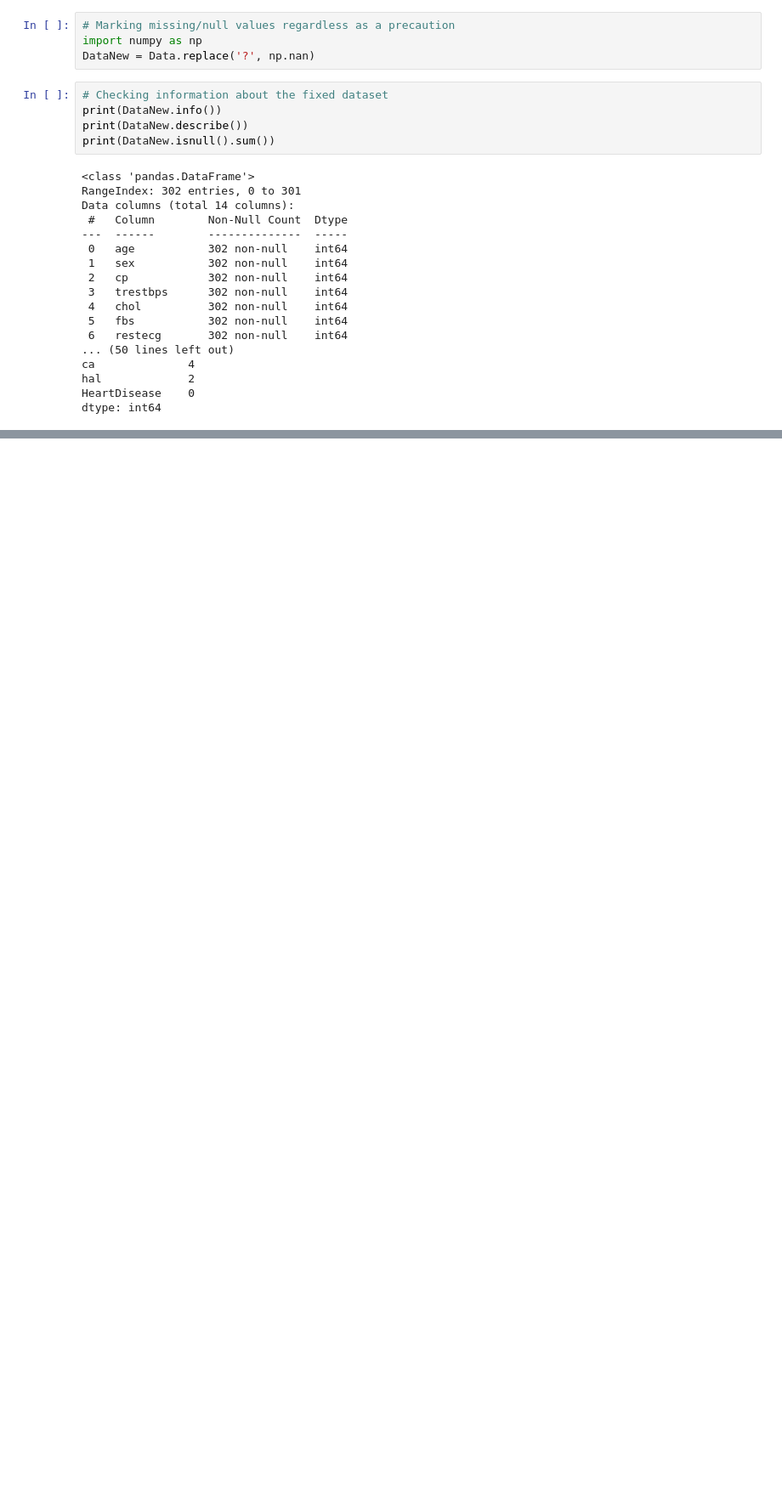
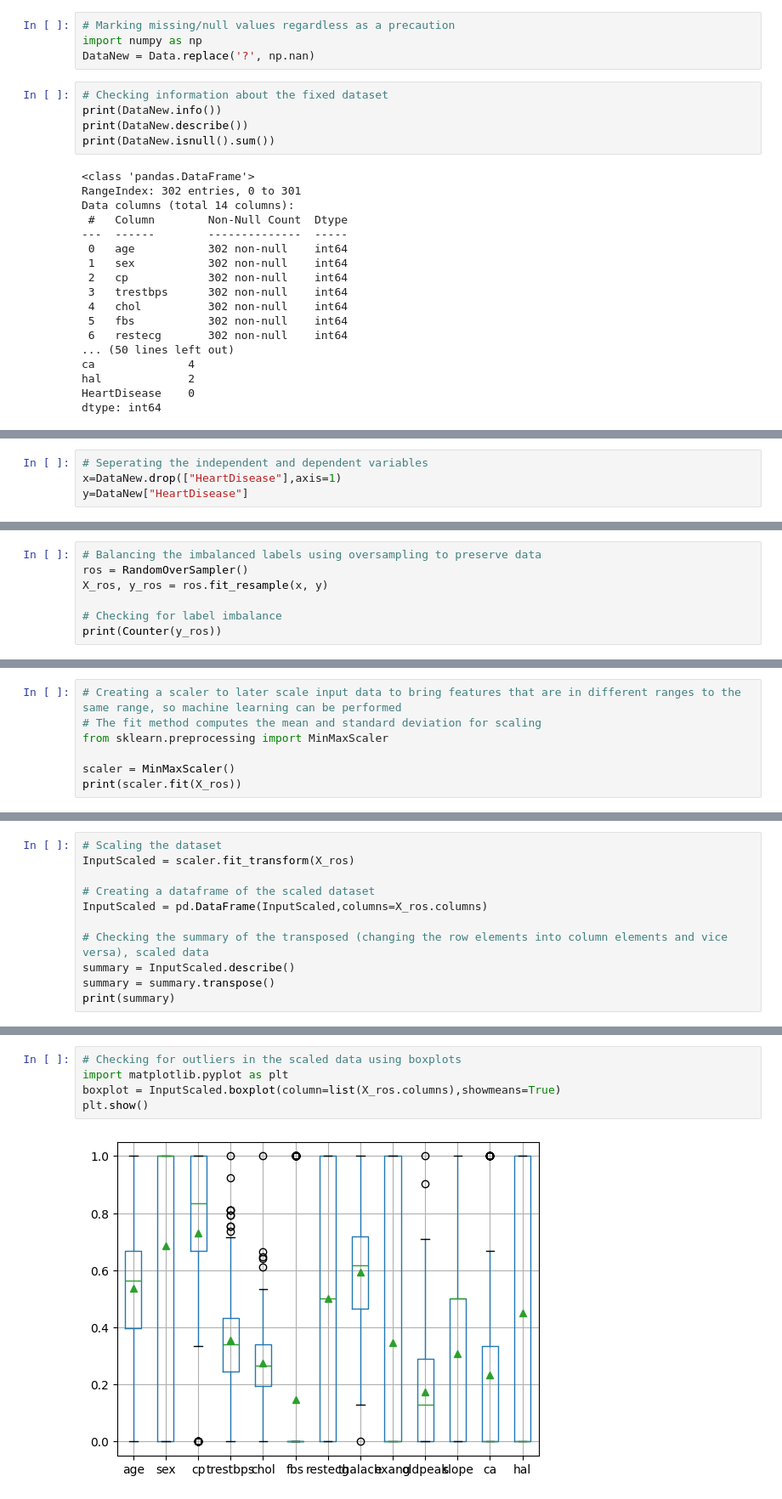
Before and after one commit to alexcaragui/Detecting-Heart-Disease-with-Machine-Learning, a Jupyter notebook: main.ipynb, the cells around one changed output, grey strips where cells are left out. Shown at 85% size. Drawn from its saved outputs; the diff is of its cells as text; blank space fills up the shorter version.

```diff
--- a/main.ipynb
+++ b/main.ipynb
@@ -78,0 +104,4 @@ dtype: int64
+# %%
+# Seperating the independent and dependent variables
+x=DataNew.drop(["HeartDisease"],axis=1)
+y=DataNew["HeartDisease"]
@@ -78,0 +116,7 @@ dtype: int64
+# %%
+# Balancing the imbalanced labels using oversampling to preserve data
+ros = RandomOverSampler()
+X_ros, y_ros = ros.fit_resample(x, y)
+
+# Checking for label imbalance
+print(Counter(y_ros))
@@ -78,0 +125,7 @@ dtype: int64
+# %%
+# Creating a scaler to later scale input data to bring features that are in different ranges to the same range, so machine learning can be performed
+# The fit method computes the mean and standard deviation for scaling
+from sklearn.preprocessing import MinMaxScaler
+
+scaler = MinMaxScaler()
+print(scaler.fit(X_ros))
@@ -78,0 +134,11 @@ dtype: int64
+# %%
+# Scaling the dataset
+InputScaled = scaler.fit_transform(X_ros)
+
+# Creating a dataframe of the scaled dataset
+InputScaled = pd.DataFrame(InputScaled,columns=X_ros.columns)
+
+# Checking the summary of the transposed (changing the row elements into column elements and vice versa), scaled data
+summary = InputScaled.describe()
+summary = summary.transpose()
+print(summary)
@@ -78,0 +160,7 @@ dtype: int64
+# %%
+# Checking for outliers in the scaled data using boxplots
+import matplotlib.pyplot as plt
+boxplot = InputScaled.boxplot(column=list(X_ros.columns),showmeans=True)
+plt.show()
+# %% [output]
+[figure, added]
```
Also changed, not shown: parts of 18 cells of this notebook.
